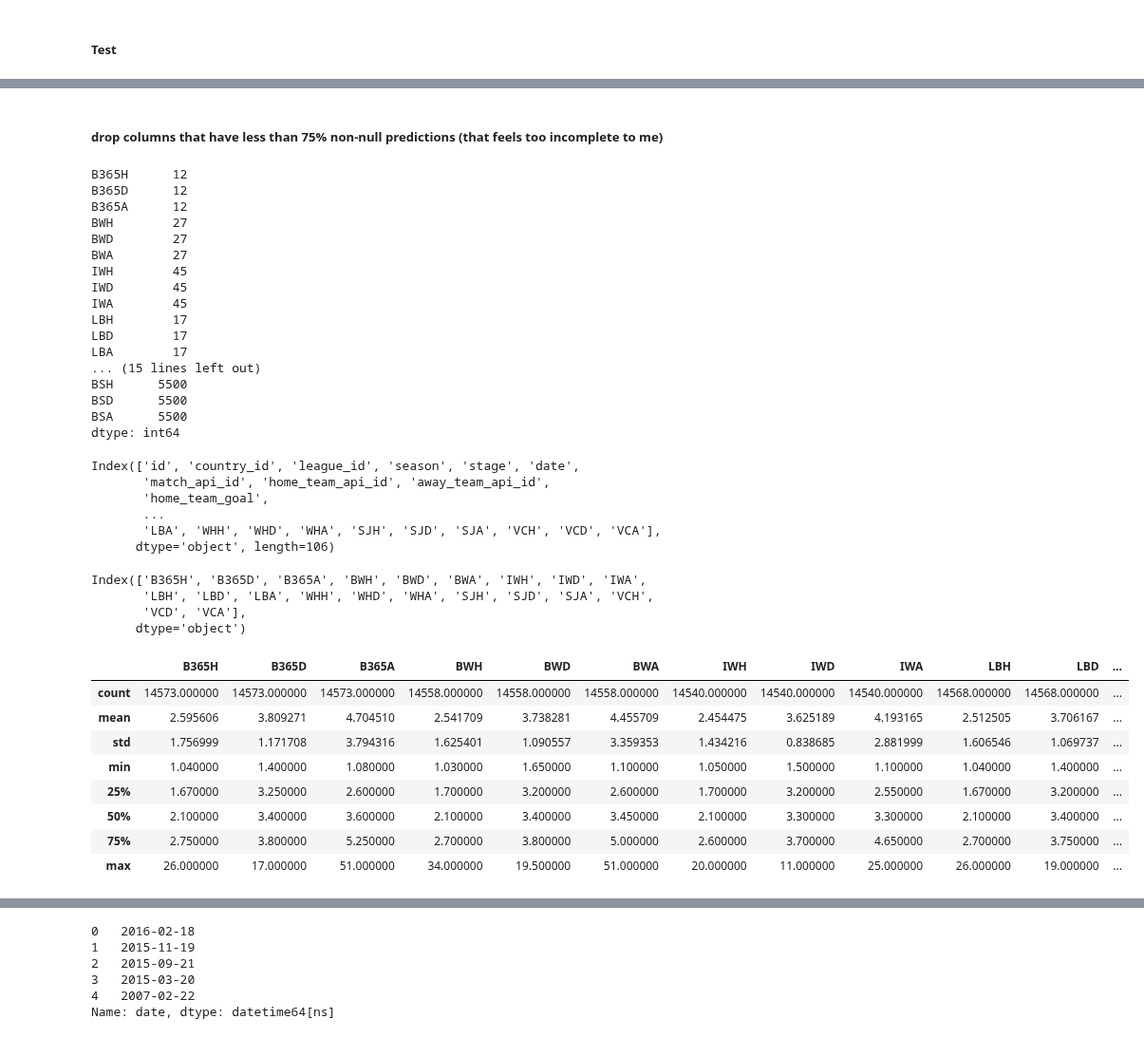
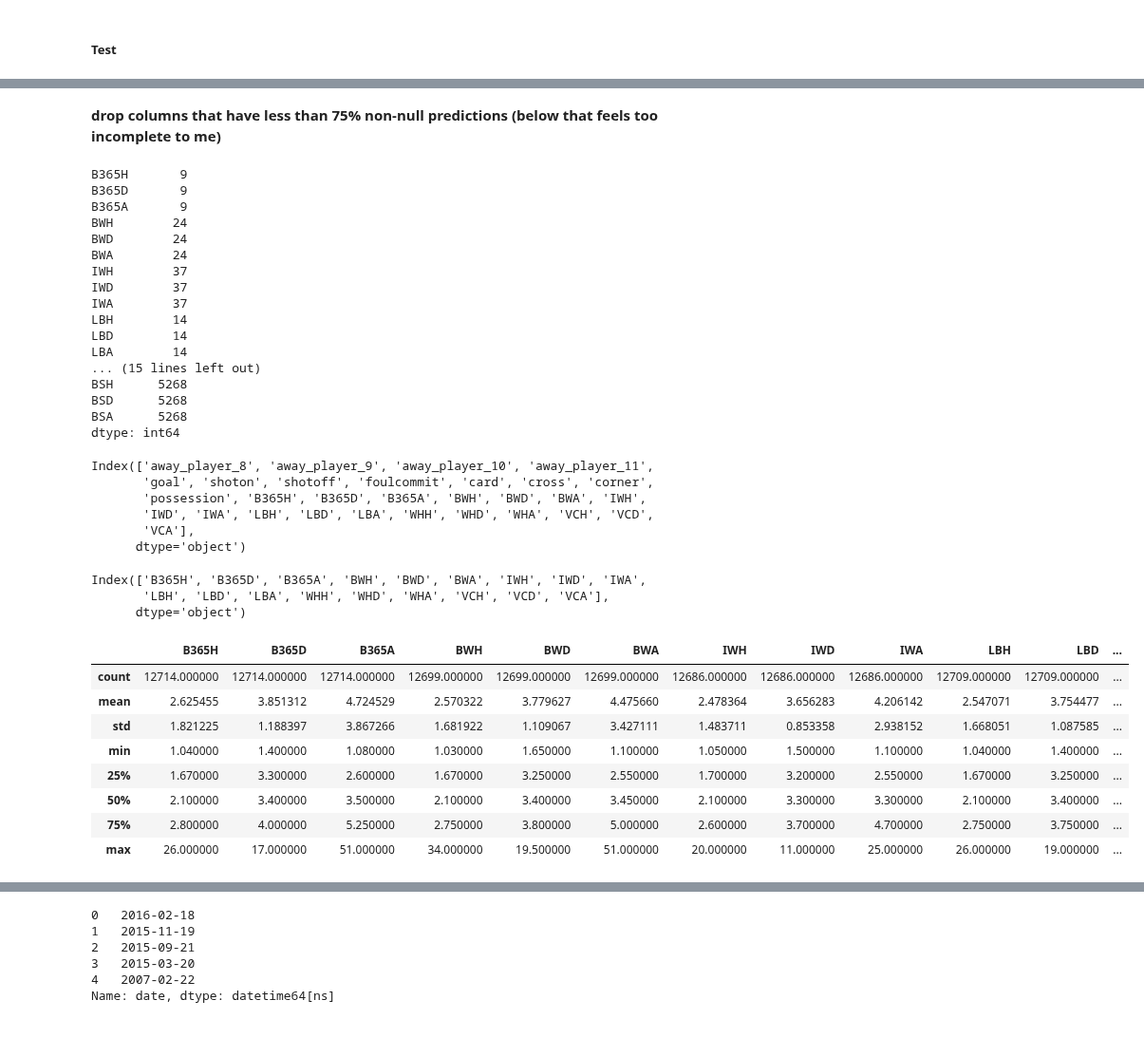
Before and after one commit to CodeWithOz/the-best-league, a Jupyter notebook: gather.ipynb, the cells around one changed output, grey strips where cells are left out. Shown at 95% size. Cells and saved outputs as stored; diff of their text form; code cells hidden in the pictures.

Commit message:
Handle missing match predictions

```diff
--- a/gather.ipynb
+++ b/gather.ipynb
@@ -1164,54 +1198,55 @@ assert top_5_leagues_matches_df_clean[top_5_leagues_matches_df_clean.loc[:, "goa
 # %% [markdown]
-##### drop columns that have less than 75% non-null predictions (that feels too incomplete to me)
+**drop columns that have less than 75% non-null predictions (below that feels too incomplete to me)**
 # %%
-num_missing_predictions = top_5_leagues_matches_df.isna().sum().iloc[-30:]
+num_missing_predictions = top_5_leagues_matches_df_clean.isna().sum().iloc[-30:]
 num_missing_predictions
 # %% [output]
-B365H      12
-B365D      12
-B365A      12
-BWH        27
-BWD        27
-BWA        27
-IWH        45
-IWD        45
-IWA        45
-LBH        17
-LBD        17
-LBA        17
+B365H       9
+B365D       9
+B365A       9
+BWH        24
+BWD        24
+BWA        24
+IWH        37
+IWD        37
+IWA        37
+LBH        14
+LBD        14
+LBA        14
 ... (15 lines left out)
-BSH      5500
-BSD      5500
-BSA      5500
+BSH      5268
+BSD      5268
+BSA      5268
 dtype: int64
 # %%
 # drop the columns for the betting providers with more than 1/4 of the data missing
-top_5_leagues_matches_df.drop(num_missing_predictions[num_missing_predictions > round(top_5_leagues_matches_df.shape[0] * 1 / 4)].index, axis=1, inplace=True)
-top_5_leagues_matches_df.columns
+top_5_leagues_matches_df_clean.drop(num_missing_predictions[num_missing_predictions > round(top_5_leagues_matches_df_clean.shape[0] * 1 / 4)].index, axis=1, inplace=True)
+top_5_leagues_matches_df_clean.iloc[:, predictions_start_idx:].columns
 # %% [output]
-Index(['id', 'country_id', 'league_id', 'season', 'stage', 'date',
-       'match_api_id', 'home_team_api_id', 'away_team_api_id',
-       'home_team_goal',
-       ...
-       'LBA', 'WHH', 'WHD', 'WHA', 'SJH', 'SJD', 'SJA', 'VCH', 'VCD', 'VCA'],
-      dtype='object', length=106)
+Index(['away_player_8', 'away_player_9', 'away_player_10', 'away_player_11',
+       'goal', 'shoton', 'shotoff', 'foulcommit', 'card', 'cross', 'corner',
+       'possession', 'B365H', 'B365D', 'B365A', 'BWH', 'BWD', 'BWA', 'IWH',
+       'IWD', 'IWA', 'LBH', 'LBD', 'LBA', 'WHH', 'WHD', 'WHA', 'VCH', 'VCD',
+       'VCA'],
+      dtype='object')
+# %%
+predictions_start_idx = -18
 # %%
-match_predictions_df = top_5_leagues_matches_df.loc[:, list(top_5_leagues_matches_df.columns[-21:])]
+match_predictions_df = top_5_leagues_matches_df_clean.loc[:, list(top_5_leagues_matches_df_clean.columns[predictions_start_idx:])]
 match_predictions_df.columns
 # %% [output]
 Index(['B365H', 'B365D', 'B365A', 'BWH', 'BWD', 'BWA', 'IWH', 'IWD', 'IWA',
-       'LBH', 'LBD', 'LBA', 'WHH', 'WHD', 'WHA', 'SJH', 'SJD', 'SJA', 'VCH',
-       'VCD', 'VCA'],
+       'LBH', 'LBD', 'LBA', 'WHH', 'WHD', 'WHA', 'VCH', 'VCD', 'VCA'],
       dtype='object')
 # %%
-match_predictions_df.iloc[:, :-6].describe()
+match_predictions_df.describe()
 # %% [output]
 |  | B365H | B365D | B365A | BWH | BWD | BWA | IWH | IWD | IWA | LBH | LBD | ... |
-| count | 14573.000000 | 14573.000000 | 14573.000000 | 14558.000000 | 14558.000000 | 14558.000000 | 14540.000000 | 14540.000000 | 14540.000000 | 14568.000000 | 14568.000000 | ... |
-| mean | 2.595606 | 3.809271 | 4.704510 | 2.541709 | 3.738281 | 4.455709 | 2.454475 | 3.625189 | 4.193165 | 2.512505 | 3.706167 | ... |
-| std | 1.756999 | 1.171708 | 3.794316 | 1.625401 | 1.090557 | 3.359353 | 1.434216 | 0.838685 | 2.881999 | 1.606546 | 1.069737 | ... |
+| count | 12714.000000 | 12714.000000 | 12714.000000 | 12699.000000 | 12699.000000 | 12699.000000 | 12686.000000 | 12686.000000 | 12686.000000 | 12709.000000 | 12709.000000 | ... |
+| mean | 2.625455 | 3.851312 | 4.724529 | 2.570322 | 3.779627 | 4.475660 | 2.478364 | 3.656283 | 4.206142 | 2.547071 | 3.754477 | ... |
+| std | 1.821225 | 1.188397 | 3.867266 | 1.681922 | 1.109067 | 3.427111 | 1.483711 | 0.853358 | 2.938152 | 1.668051 | 1.087585 | ... |
 | min | 1.040000 | 1.400000 | 1.080000 | 1.030000 | 1.650000 | 1.100000 | 1.050000 | 1.500000 | 1.100000 | 1.040000 | 1.400000 | ... |
-| 25% | 1.670000 | 3.250000 | 2.600000 | 1.700000 | 3.200000 | 2.600000 | 1.700000 | 3.200000 | 2.550000 | 1.670000 | 3.200000 | ... |
-| 50% | 2.100000 | 3.400000 | 3.600000 | 2.100000 | 3.400000 | 3.450000 | 2.100000 | 3.300000 | 3.300000 | 2.100000 | 3.400000 | ... |
-| 75% | 2.750000 | 3.800000 | 5.250000 | 2.700000 | 3.800000 | 5.000000 | 2.600000 | 3.700000 | 4.650000 | 2.700000 | 3.750000 | ... |
+| 25% | 1.670000 | 3.300000 | 2.600000 | 1.670000 | 3.250000 | 2.550000 | 1.700000 | 3.200000 | 2.550000 | 1.670000 | 3.250000 | ... |
+| 50% | 2.100000 | 3.400000 | 3.500000 | 2.100000 | 3.400000 | 3.450000 | 2.100000 | 3.300000 | 3.300000 | 2.100000 | 3.400000 | ... |
+| 75% | 2.800000 | 4.000000 | 5.250000 | 2.750000 | 3.800000 | 5.000000 | 2.600000 | 3.700000 | 4.700000 | 2.750000 | 3.750000 | ... |
 | max | 26.000000 | 17.000000 | 51.000000 | 34.000000 | 19.500000 | 51.000000 | 20.000000 | 11.000000 | 25.000000 | 26.000000 | 19.000000 | ... |
```
Also changed, not shown: parts of 24 cells of this notebook, 1 other file.
